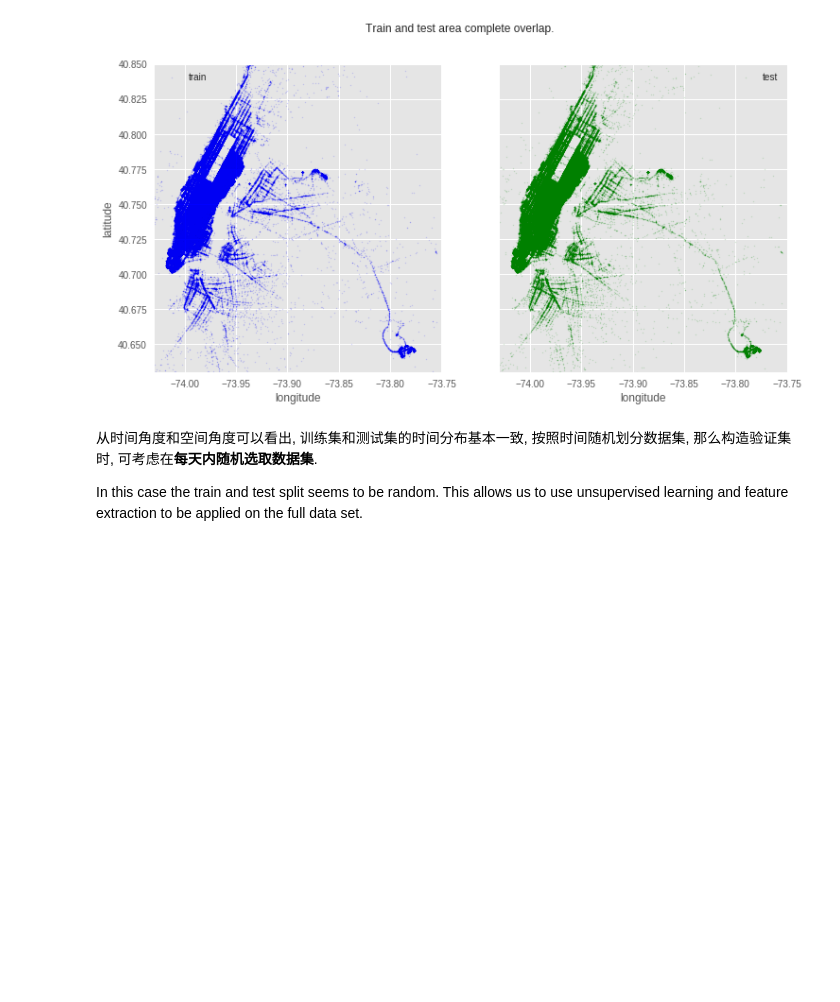
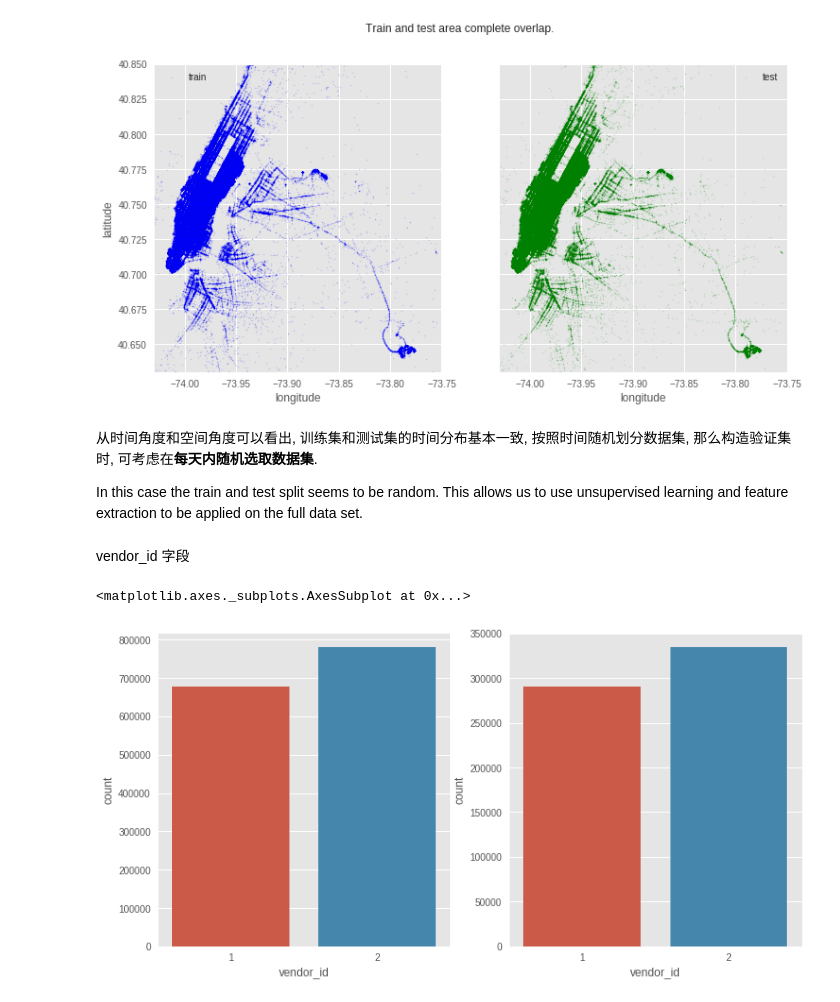
Before and after one commit to SunnyMarkLiu/Kaggle_NYC_Taxi_Trip_Duration, a Jupyter notebook: features/Simple Dataset Exploration.ipynb, the cells around one changed output. Saved outputs shown, nothing was run; the diff lists cells and outputs as text; code cells hidden in the pictures; blank space fills up the shorter version.

```diff
--- a/features/Simple Dataset Exploration.ipynb
+++ b/features/Simple Dataset Exploration.ipynb
@@ -203,3 +204,13 @@ plt.show()
 从时间角度和空间角度可以看出, 训练集和测试集的时间分布基本一致, 按照时间随机划分数据集, 那么构造验证集时, 可考虑在**每天内随机选取数据集**.
 
 In this case the train and test split seems to be random. This allows us to use unsupervised learning and feature extraction to be applied on the full data set.
+# %% [markdown]
+vendor_id 字段
+# %%
+plt.subplot(121)
+sns.countplot(df_train['vendor_id'])
+plt.subplot(122)
+sns.countplot(df_test['vendor_id'])
+# %% [output]
+<matplotlib.axes._subplots.AxesSubplot at 0x...>
+[figure, added]
```
Also changed, not shown: parts of 18 cells of this notebook.
